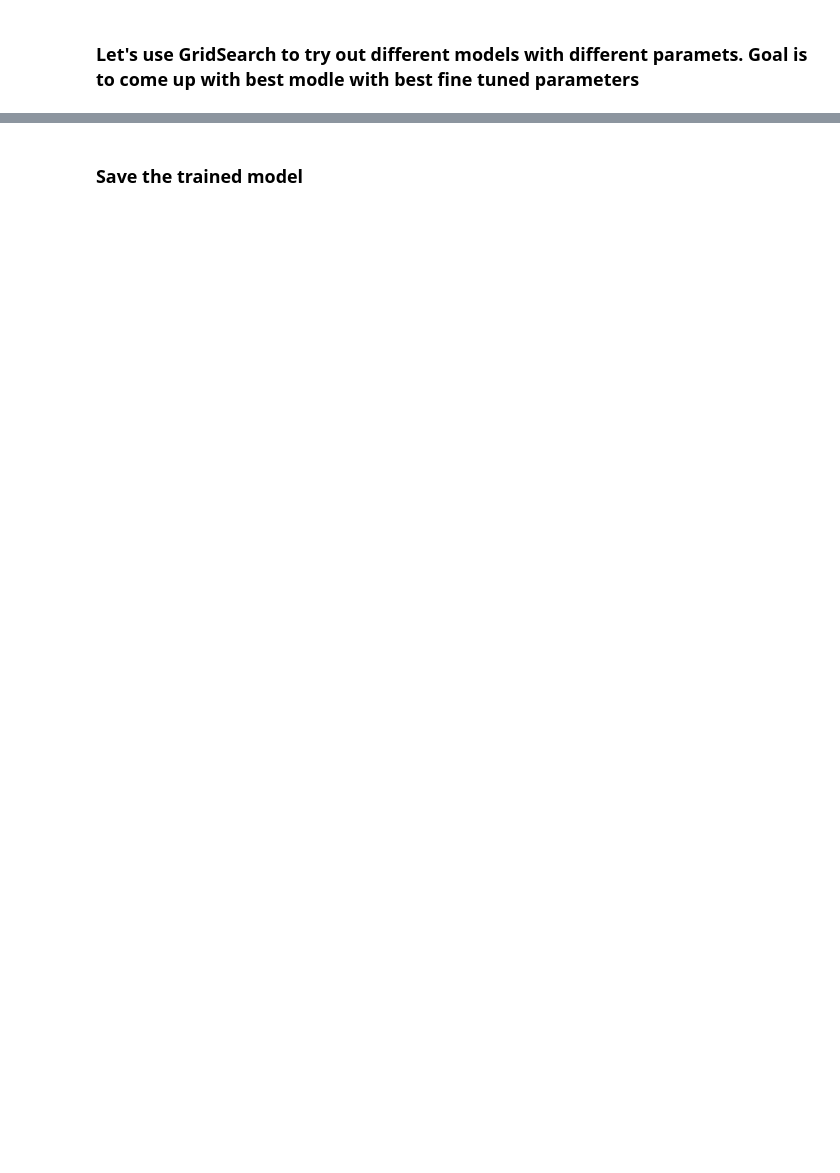
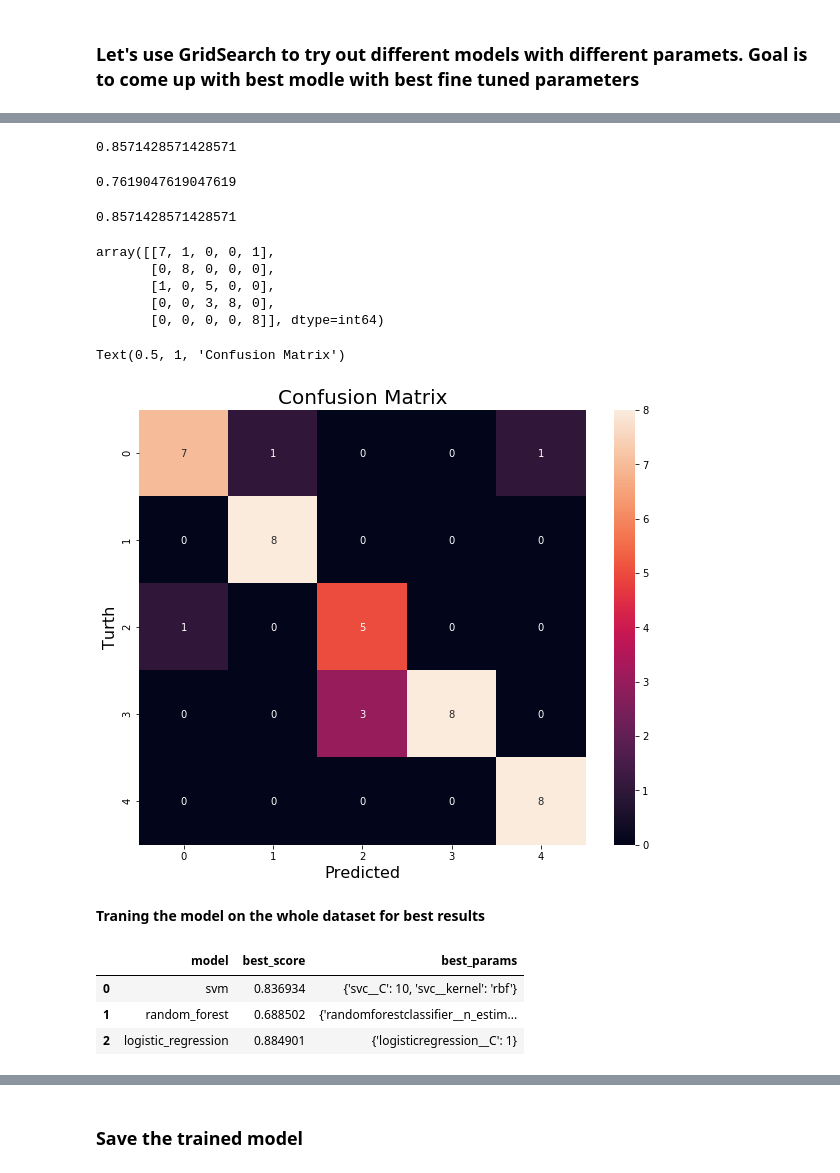
Before and after one commit to vishwasbasotra/Celebrity-Face-Recognition-WebApp, a Jupyter notebook: model/model.ipynb, the cells around one changed output, grey strips where cells are left out. Saved outputs shown, nothing was run; the diff lists cells and outputs as text; code cells hidden in the pictures; blank space fills up the shorter version.

Commit message:
model training done and model saved

```diff
--- a/model/model.ipynb
+++ b/model/model.ipynb
@@ -341,0 +372,6 @@ array([100., 129., 140., ..., 193., 190., 188.])
+# %%
+X_train,X_test,y_train,y_test = train_test_split(X,y,test_size=0.2,random_state=0)
+
+pipe = Pipeline([('scaler',StandardScaler()),('svc',SVC(kernel = 'rbf',C = 10))])
+pipe.fit(X_train,y_train)
+pipe.score(X_test,y_test)
@@ -343,0 +479,33 @@ array([100., 129., 140., ..., 193., 190., 188.])
+# %%
+best_estimators['svm'].score(X_test,y_test)
+# %% [output]
+0.8571428571428571
+# %%
+best_estimators['random_forest'].score(X_test,y_test)
+# %% [output]
+0.7619047619047619
+# %%
+best_estimators['logistic_regression'].score(X_test,y_test)
+# %% [output]
+0.8571428571428571
+# %%
+cm = confusion_matrix(y_test, best_classifier.predict(X_test))
+cm
+# %% [output]
+array([[7, 1, 0, 0, 1],
+       [0, 8, 0, 0, 0],
+       [1, 0, 5, 0, 0],
+       [0, 0, 3, 8, 0],
+       [0, 0, 0, 0, 8]], dtype=int64)
+# %%
+import seaborn as sns
+plt.figure(figsize=(10,8))
+sns.heatmap(cm,annot=True)
+plt.xlabel('Predicted',fontsize=16)
+plt.ylabel('Turth',fontsize=16)
+plt.title('Confusion Matrix', fontsize=20)
+# %% [output]
+Text(0.5, 1, 'Confusion Matrix')
+[figure, added]
+# %% [markdown]
+__Traning the model on the whole dataset for best results__
@@ -343,0 +534,27 @@ array([100., 129., 140., ..., 193., 190., 188.])
+# %%
+scores = []
+best_estimators = {}
+
+for algo, mp in model_params.items():
+    pipe = make_pipeline(StandardScaler(), mp['model'])
+    classifier =  GridSearchCV(pipe,
+                               mp['params'],
+                               cv=5,
+                               n_jobs = -1,
+                               return_train_score=False
+                              )
+    classifier.fit(X,y)
+    scores.append({
+        'model': algo,
+        'best_score': classifier.best_score_,
+        'best_params': classifier.best_params_
+    })
+    best_estimators[algo] = classifier.best_estimator_
+
+df = pd.DataFrame(scores,columns=['model','best_score','best_params'])
+df
+# %% [output]
+|  | model | best_score | best_params |
+| 0 | svm | 0.836934 | {'svc__C': 10, 'svc__kernel': 'rbf'} |
+| 1 | random_forest | 0.688502 | {'randomforestclassifier__n_estim... |
+| 2 | logistic_regression | 0.884901 | {'logisticregression__C': 1} |
```
Also changed, not shown: parts of 18 cells of this notebook.
